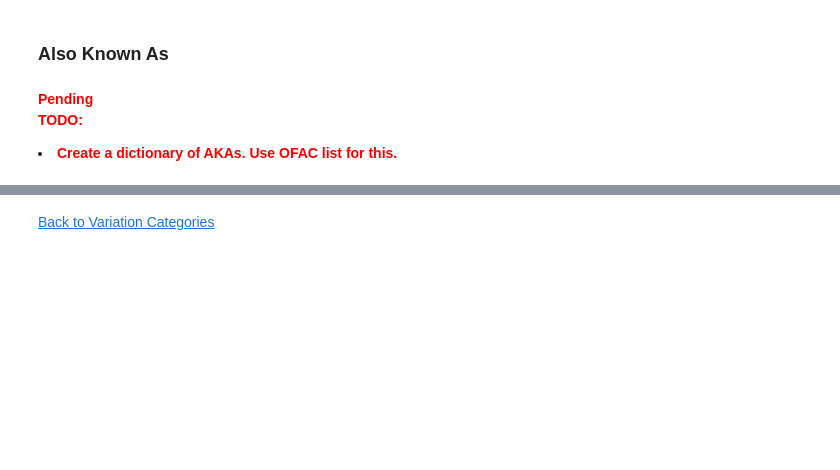
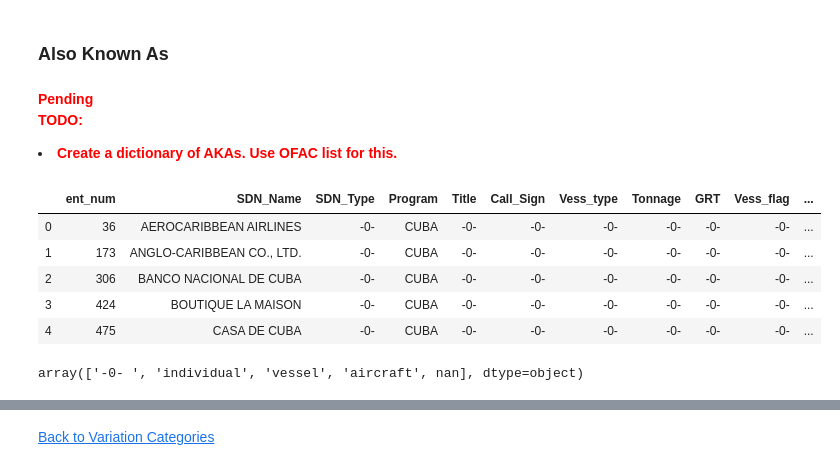
Before and after one commit to Herrera7/FuzzyMathingTester, a Jupyter notebook: NameVariationFunctions_v01/SanctionScreeningTool.ipynb, the cells around one changed output, grey strips where cells are left out. Drawn from its saved outputs; the diff is of its cells as text; code cells hidden in the pictures; blank space fills up the shorter version.

```diff
--- a/NameVariationFunctions_v01/SanctionScreeningTool.ipynb
+++ b/NameVariationFunctions_v01/SanctionScreeningTool.ipynb
@@ -665,3 +711,20 @@ name_component_deletion("Pepe")
 <font color="red"><b>Pending<br /></font>
 <font color="red"><b>TODO:</font>
 <li><font color="red"><b>Create a dictionary of AKAs. Use OFAC list for this.</font> </li>
+# %%
+data = pd.read_csv('https://www.treasury.gov/ofac/downloads/sdn.csv',
+                   names=['ent_num', 'SDN_Name','SDN_Type','Program',
+                          'Title','Call_Sign','Vess_type','Tonnage',
+                          'GRT', 'Vess_flag', 'Vess_owner', 'Remarks'])
+data.head()
+# %% [output]
+|  | ent_num | SDN_Name | SDN_Type | Program | Title | Call_Sign | Vess_type | Tonnage | GRT | Vess_flag | ... |
+| 0 | 36 | AEROCARIBBEAN AIRLINES | -0- | CUBA | -0- | -0- | -0- | -0- | -0- | -0- | ... |
+| 1 | 173 | ANGLO-CARIBBEAN CO., LTD. | -0- | CUBA | -0- | -0- | -0- | -0- | -0- | -0- | ... |
+| 2 | 306 | BANCO NACIONAL DE CUBA | -0- | CUBA | -0- | -0- | -0- | -0- | -0- | -0- | ... |
+| 3 | 424 | BOUTIQUE LA MAISON | -0- | CUBA | -0- | -0- | -0- | -0- | -0- | -0- | ... |
+| 4 | 475 | CASA DE CUBA | -0- | CUBA | -0- | -0- | -0- | -0- | -0- | -0- | ... |
+# %%
+data['SDN_Type'].unique()
+# %% [output]
+array(['-0- ', 'individual', 'vessel', 'aircraft', nan], dtype=object)
```
Also changed, not shown: parts of 18 cells of this notebook.
